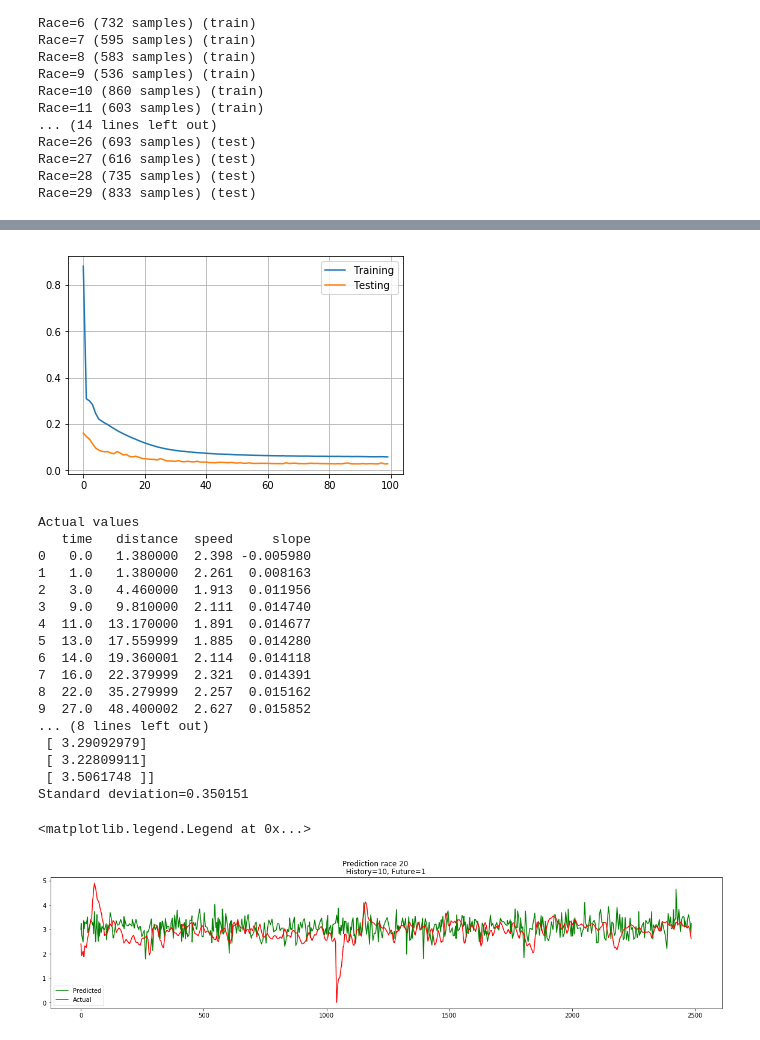
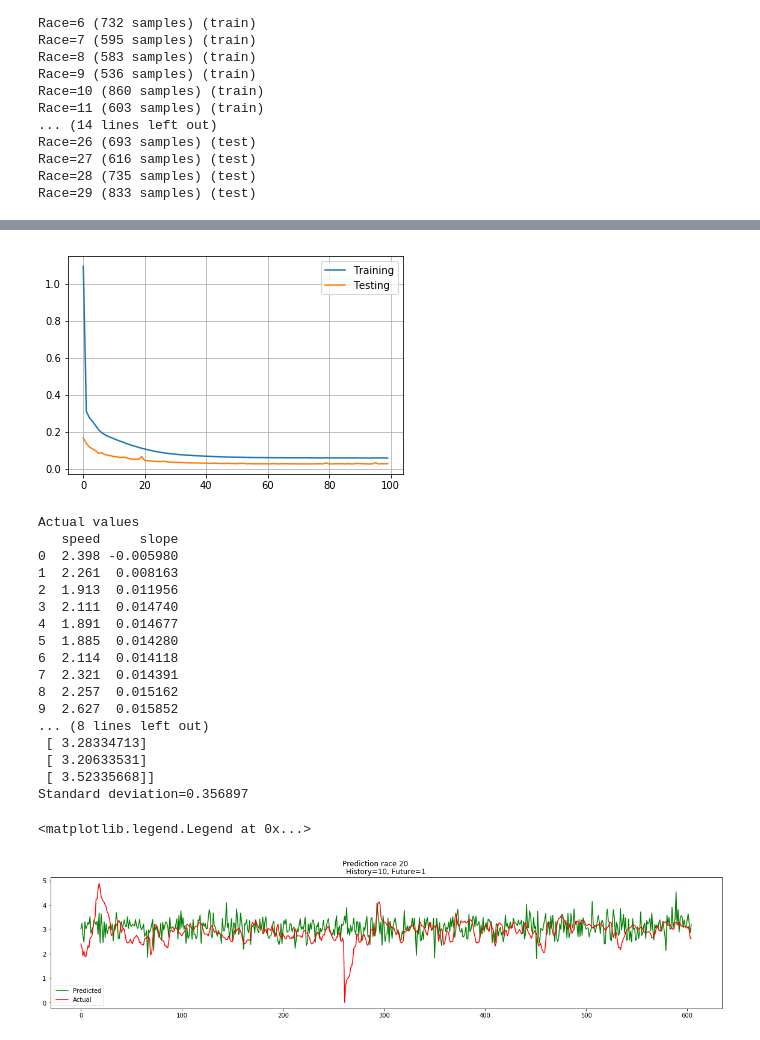
Before and after one commit to axelfahy/RacePrediction, a Jupyter notebook: src/RaceLSTM.ipynb, the cells around one changed output, grey strips where cells are left out. Saved outputs shown, nothing was run; the diff lists cells and outputs as text; code cells hidden in the pictures.

Commit message:
feat(race): Results with two features (speed and slope)
X axis as been changed on plot of race.
There is the number of point instead of the time.

```diff
--- a/src/RaceLSTM.ipynb
+++ b/src/RaceLSTM.ipynb
@@ -87,7 +87,7 @@ NB_TEST = 10
 # Shuffle data or not ?
 SHUFFLE = True
 # List of features (columns of dataframe)
-FEATURES = ['time', 'distance', 'speed', 'slope']
+FEATURES = ['speed', 'slope']
 
 # Remove NaN values in dataset
 dataset = [i.dropna() for i in datasets_all]
@@ -244,53 +244,53 @@ plt.plot(history.history['val_loss'], label='Testing')
 plt.legend()
 plt.grid()
 # %% [output]
-[figure, old version]
+[figure, new version]
 # %%
 # Plot one race with its prediction
 RACE_NUMBER = NB_TRAINING # First race of testing set
 # Actual values
 actual = dataset_not_normalized[RACE_NUMBER]
 print("Actual values")
 print(actual[:10])
 # Predict the future values
 # testX contains all the testing races, we need to extract data from the wanted race
 # Calculation of starting line of test set depending on race number
 start = sum(len(dataset_not_normalized[race]) for race in range(NB_TRAINING, RACE_NUMBER))
 predictY = model.predict(testX[start:start + len(actual)])
 print("Predictions")
 print(predictY[:10])
 print("Standard deviation=" + str(np.std(predictY)))
 
 # Plot the results
 plt.figure(figsize=(20,4))
 plt.suptitle('Prediction race ' + str(RACE_NUMBER))
 plt.title('History=' + str(NB_POINTS) + ', Future=' + str(1))
 
 # Plot the predictions
-plt.plot(actual['time'], predictY, 'g-', label='Predicted')
+plt.plot(np.arange(len(predictY)), predictY, 'g-', label='Predicted')
 # Plot the actual values
-plt.plot(actual['time'], actual['speed'], 'r-', label='Actual')
+plt.plot(np.arange(len(predictY)), actual['speed'], 'r-', label='Actual')
 plt.legend()
 # %% [output]
 Actual values
-   time   distance  speed     slope
-0   0.0   1.380000  2.398 -0.005980
-1   1.0   1.380000  2.261  0.008163
-2   3.0   4.460000  1.913  0.011956
-3   9.0   9.810000  2.111  0.014740
-4  11.0  13.170000  1.891  0.014677
-5  13.0  17.559999  1.885  0.014280
-6  14.0  19.360001  2.114  0.014118
-7  16.0  22.379999  2.321  0.014391
-8  22.0  35.279999  2.257  0.015162
-9  27.0  48.400002  2.627  0.015852
+   speed     slope
+0  2.398 -0.005980
+1  2.261  0.008163
+2  1.913  0.011956
+3  2.111  0.014740
+4  1.891  0.014677
+5  1.885  0.014280
+6  2.114  0.014118
+7  2.321  0.014391
+8  2.257  0.015162
+9  2.627  0.015852
 ... (8 lines left out)
- [ 3.29092979]
- [ 3.22809911]
- [ 3.5061748 ]]
-Standard deviation=0.350151
+ [ 3.28334713]
+ [ 3.20633531]
+ [ 3.52335668]]
+Standard deviation=0.356897
 <matplotlib.legend.Legend at 0x...>
-[figure, old version]
+[figure, new version]
 # %%
 # Information about software version
 %load_ext version_information
```
Also changed, not shown: parts of 3 cells of this notebook.
